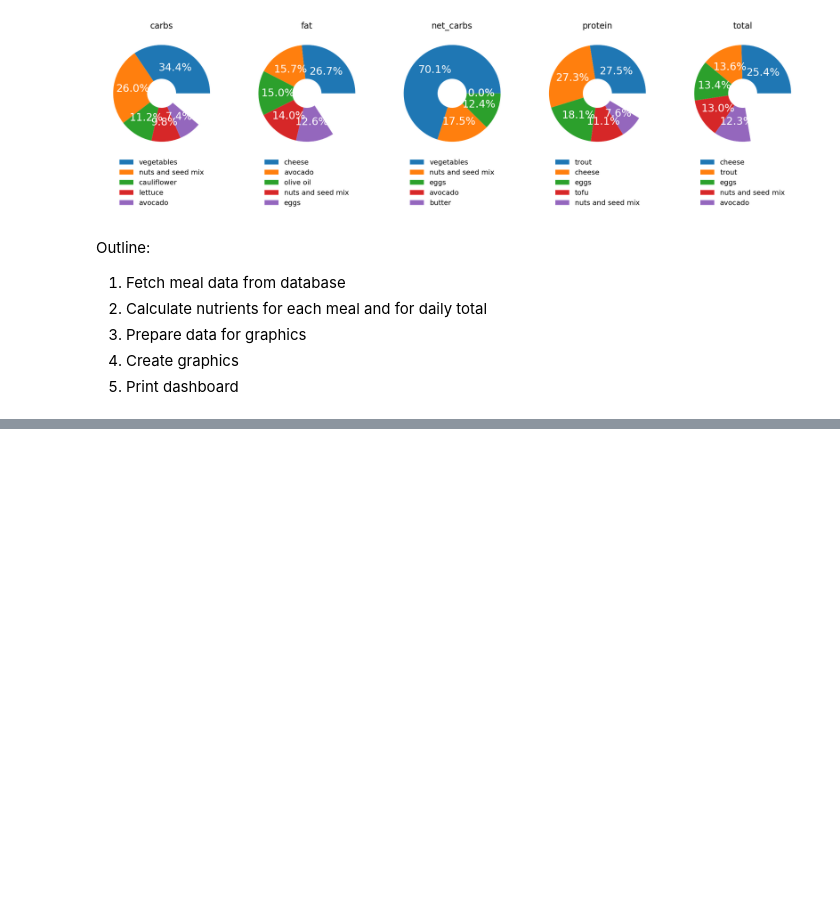
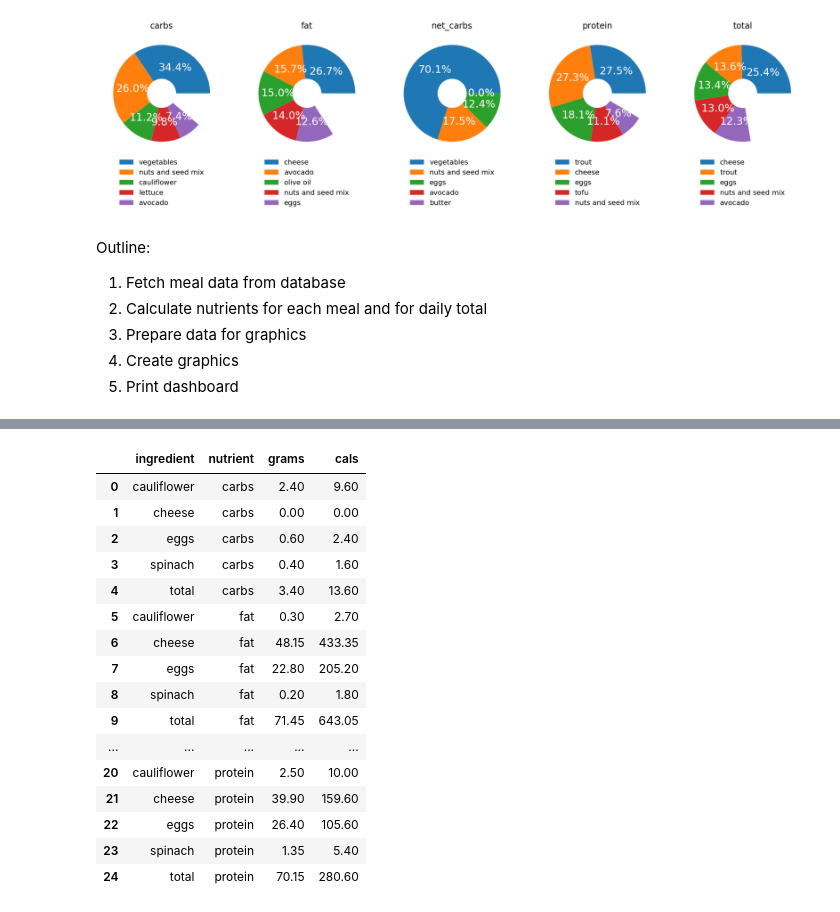
Before and after one commit to fabiangunzinger/learning, a Jupyter notebook: food-data/foods.ipynb, the cells around one changed output, grey strips where cells are left out. Drawn from its saved outputs; the diff is of its cells as text; code cells hidden in the pictures; blank space fills up the shorter version.

Commit message:
Add totals to nuts data

```diff
--- a/food-data/foods.ipynb
+++ b/food-data/foods.ipynb
@@ -242,48 +242,93 @@ meals = {
     }
 }
 
+
 def calc_meal_nuts(meal_dic, data=myfoods):
     """Calculate nutrient content for a meal."""
     columns = ['fat', 'protein', 'carbs', 'fiber', 'net_carbs']
     cals_per_g = {'fat': 9, 'carbs': 4, 'protein': 4, 'fiber': 2}
+
+    def calc_totals(group):
+        group = group.append(group.sum(numeric_only=True), ignore_index=True)
+        group.nutrient.fillna(method='ffill', inplace=True)
+        group.ingredient.fillna('total', inplace=True)
+        return group
+
     nuts = (data
-          .loc[data.index.isin(meal_dic), columns]
-          .reset_index()
-          .melt(id_vars='ingredient', var_name='nutrient', value_name='grams')
-          .assign(portion = lambda x: x.ingredient.map(meal_dic))
-          .assign(grams = lambda x: x.grams * x.portion)
-          .assign(cals_per_gram = lambda x: x.nutrient.map(cals_per_g))
-          .assign(cals = lambda x: x.grams * x.cals_per_gram)
-          .drop(['cals_per_gram', 'portion'], axis=1))
+            .loc[data.index.isin(meal_dic), columns]
+            .reset_index()
+            .melt(id_vars='ingredient', var_name='nutrient', value_name='grams')
+            .assign(portion = lambda x: x.ingredient.map(meal_dic))
+            .assign(grams = lambda x: x.grams * x.portion)
+            .assign(cals_per_gram = lambda x: x.nutrient.map(cals_per_g))
+            .assign(cals = lambda x: x.grams * x.cals_per_gram)
+            .drop(['cals_per_gram', 'portion'], axis=1)
+            .groupby('nutrient', as_index=False)
+            .apply(calc_totals)
+            .reset_index(drop=True))
 
     return nuts
+
 
 def calc_nuts(meals):
     """Calculate nutrient content for each meal and for daily total."""
     nuts = {meal: calc_meal_nuts(meals[meal]) for meal in meals}
     nuts['Day'] = (pd.concat(nuts.values())
                    .groupby(['ingredient', 'nutrient'], as_index=False)
                    .sum())
     return nuts
 
 
 def make_meals_data(data):
     return {meal: data[meal].groupby('nutrient').sum() for meal in data}
 
+
 def get_top(group, var, n):
     return group.sort_values(var, ascending=False)[:n]
 
+
 def make_nuts_data(data):
-    top_ingred_per_nut = {meal: data[meal]
-                          .groupby('nutrient')
-                          .apply(get_top, 'grams', 3)
-                          .reset_index(drop=True)
-                          for meal in data}
-    re
+    result = {meal: data[meal].groupby('nutrient')
+              .apply(get_top, 'grams', 3)
+              .reset_index(drop=True) for meal in data}
+    return result
 
+
+def make_doughnut(meal_data, column, meal_num, meal_name):
+
+        ax[meal_num].set_title(f'{nut}')
+        ax[meal_num].pie(meal_data[column],
+                               autopct='%1.1f%%',
+                               textprops=dict(color='white', size=15),
+                               wedgeprops=dict(width=.7))
+        ax[meal_num].legend(meal_data.index, loc='lower center', borderpad=-8, framealpha=0)
 
 
 nuts = calc_nuts(meals)
 meals_data = make_meals_data(nuts)
 nuts_data = make_nuts_data(nuts)
-nuts_data
+
+
+data = nuts_data['Breakfast']
+data.loc[data.nutrient == 'carbs']
+
+
+calc_meal_nuts(meals['Breakfast'])
+# %% [output]
+|  | ingredient | nutrient | grams | cals |
+| 0 | cauliflower | carbs | 2.40 | 9.60 |
+| 1 | cheese | carbs | 0.00 | 0.00 |
+| 2 | eggs | carbs | 0.60 | 2.40 |
+| 3 | spinach | carbs | 0.40 | 1.60 |
+| 4 | total | carbs | 3.40 | 13.60 |
+| 5 | cauliflower | fat | 0.30 | 2.70 |
+| 6 | cheese | fat | 48.15 | 433.35 |
+| 7 | eggs | fat | 22.80 | 205.20 |
+| 8 | spinach | fat | 0.20 | 1.80 |
+| 9 | total | fat | 71.45 | 643.05 |
+| ... | ... | ... | ... | ... |
+| 20 | cauliflower | protein | 2.50 | 10.00 |
+| 21 | cheese | protein | 39.90 | 159.60 |
+| 22 | eggs | protein | 26.40 | 105.60 |
+| 23 | spinach | protein | 1.35 | 5.40 |
+| 24 | total | protein | 70.15 | 280.60 |
```
